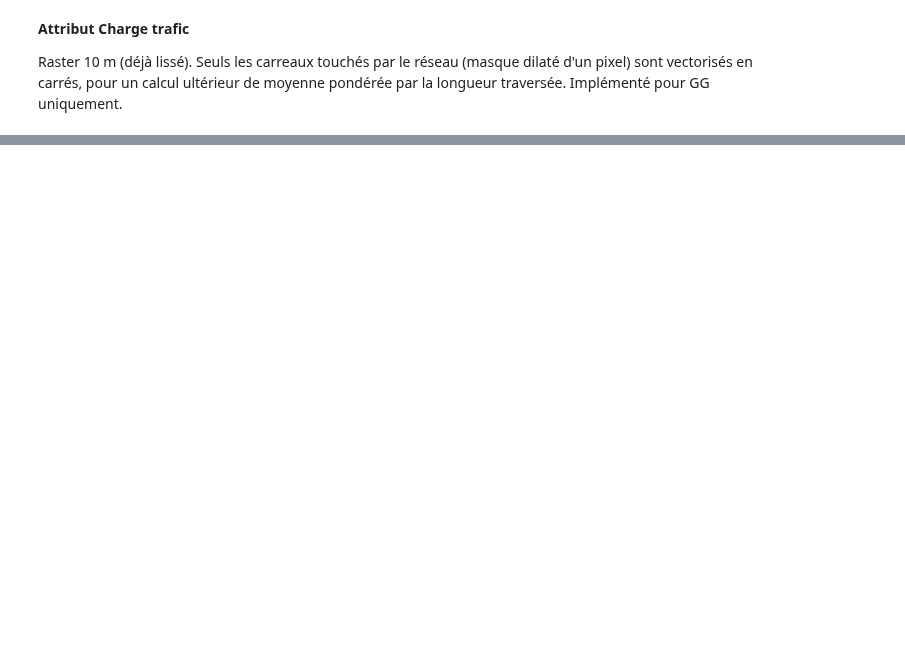
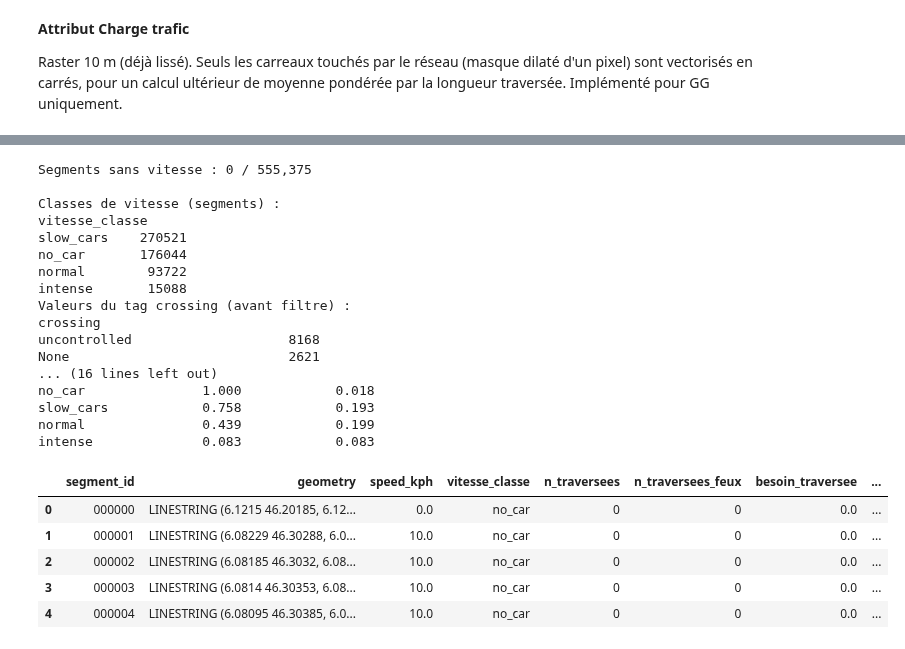
Before and after one commit to action-situee/PROJET_PIETON_GG, a Jupyter notebook: Notebook/Step 2/2_1_Filter_features_walk.ipynb, the cells around one changed output, grey strips where cells are left out. Drawn from its saved outputs; the diff is of its cells as text; code cells hidden in the pictures; blank space fills up the shorter version.

```diff
--- a/Notebook/Step 2/2_1_Filter_features_walk.ipynb
+++ b/Notebook/Step 2/2_1_Filter_features_walk.ipynb
@@ -72,7 +72,7 @@ operation_crs = "EPSG:2056"  # Swiss coordinate system
 target_crs = "EPSG:4326"  # WGS84 coordinate system
 
 print("Set parameters : GG or GE, bike or walk")
-territory = 'GE' # GG or GE
+territory = 'GG' # GG or GE
 network = "walk"  # walk ONLY in the notebook, go to 2_1_Filter_features_bike.ipynb for bike
 
 input_file_path = '../../Data/input'
@@ -2597,0 +2885,54 @@ if territory == 'GG':
+# %%
+# ============================================================================
+# 1_1 · Traversées par segment
+#   1) segments step1 + vitesse (vitesse_all_edges.parquet, jointure sur edge_id)
+#   2) classe de vitesse : no_car ]-inf,10] · slow_cars ]10,30] · normal ]30,50] · intense ]50,+inf[
+#   3) traversées OSM (walk_crossing_nodes.parquet) filtrées sur le tag crossing,
+#      affectées à un segment si elles tombent dans un rectangle autour du segment
+#      (demi-largeur CROSSING_BUFFER_M, segment prolongé de CROSSING_EXTEND_M à chaque bout)
+#   4) score = 1 - besoin × (1 - offre)   -> voir compute_crossing_score()
+# ============================================================================
+import numpy as np
+import pandas as pd
+import geopandas as gpd
+import shapely
+
+# --- Paramètres (à tuner) ----------------------------------------------------
+attribute = "traversees"
+
+
+if territory == 'GE':
+    print(f"{attribute} : pas de routine pour GE (vectorisation par carreaux implémentée pour GG uniquement)")
+if territory == 'GG':
+    print(f"{attribute} : routine pour GG ")
+    row = attributs_info[attributs_info['attribute'] == attribute].iloc[0]
+        # Check availability
+    if row[attribute_source_path] == 'unavailable':
+        print(f"{attribute} non disponible pour le territoire {territory}")
+    else:
+        raster_path = f"{input_file_path}/{row[attribute_source_path]}/{row[file_name]}"
+        print(f"Processing attribute: {attribute}")
+# %% [output]
+Segments sans vitesse : 0 / 555,375
+
+Classes de vitesse (segments) :
+vitesse_classe
+slow_cars    270521
+no_car       176044
+normal        93722
+intense       15088
+Valeurs du tag crossing (avant filtre) :
+crossing
+uncontrolled                    8168
+None                            2621
+... (16 lines left out)
+no_car               1.000            0.018
+slow_cars            0.758            0.193
+normal               0.439            0.199
+intense              0.083            0.083
+|  | segment_id | geometry | speed_kph | vitesse_classe | n_traversees | n_traversees_feux | besoin_traversee | ... |
+| 0 | 000000 | LINESTRING (6.1215 46.20185, 6.12... | 0.0 | no_car | 0 | 0 | 0.0 | ... |
+| 1 | 000001 | LINESTRING (6.08229 46.30288, 6.0... | 10.0 | no_car | 0 | 0 | 0.0 | ... |
+| 2 | 000002 | LINESTRING (6.08185 46.3032, 6.08... | 10.0 | no_car | 0 | 0 | 0.0 | ... |
+| 3 | 000003 | LINESTRING (6.0814 46.30353, 6.08... | 10.0 | no_car | 0 | 0 | 0.0 | ... |
+| 4 | 000004 | LINESTRING (6.08095 46.30385, 6.0... | 10.0 | no_car | 0 | 0 | 0.0 | ... |
```
Also changed, not shown: parts of 25 cells of this notebook, 7 other files.
